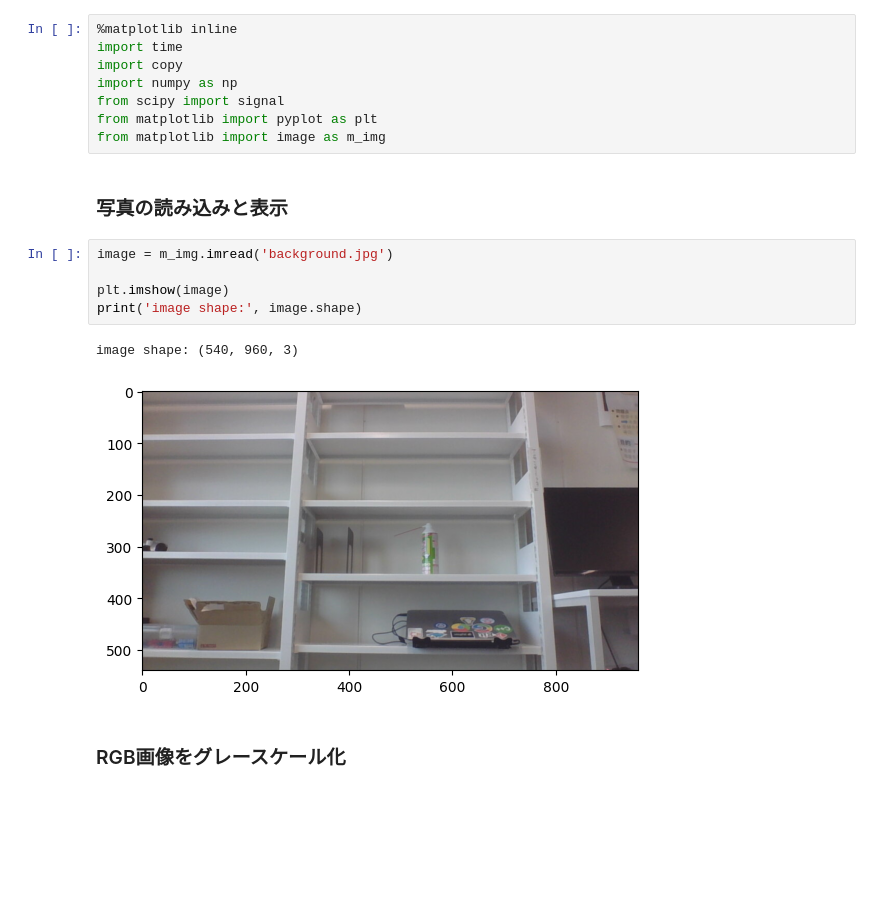
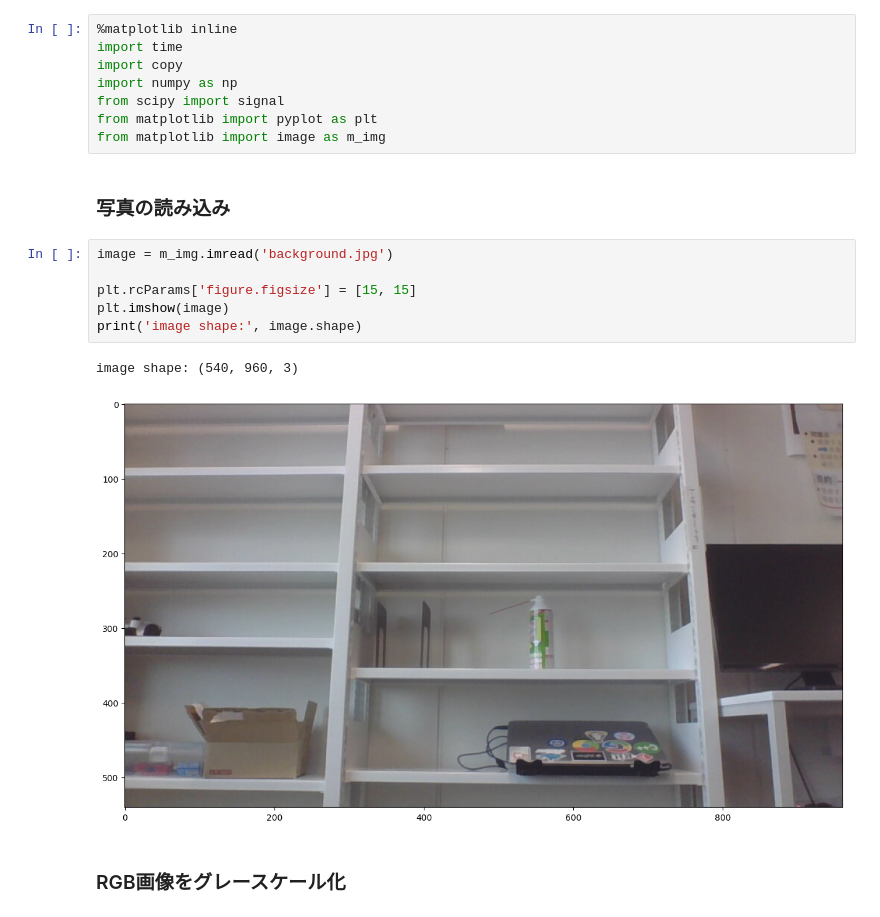
Before and after one commit to anhquan18/canny_edge_detection, a Jupyter notebook: canny_edge_detector.ipynb, the cells around one changed output. Cells and saved outputs as stored; diff of their text form; blank space fills up the shorter version.

```diff
--- a/canny_edge_detector.ipynb
+++ b/canny_edge_detector.ipynb
@@ -13,15 +13,16 @@ from scipy import signal
 from matplotlib import pyplot as plt
 from matplotlib import image as m_img
 # %% [markdown]
-### 写真の読み込みと表示
+### 写真の読み込み
 # %%
 image = m_img.imread('background.jpg')
 
+plt.rcParams['figure.figsize'] = [15, 15]
 plt.imshow(image)
 print('image shape:', image.shape)
 # %% [output]
 image shape: (540, 960, 3)
-[figure, old version]
+[figure, new version]
 # %% [markdown]
 ### RGB画像をグレースケール化
 # %%
```
Also changed, not shown: parts of 24 cells of this notebook.
